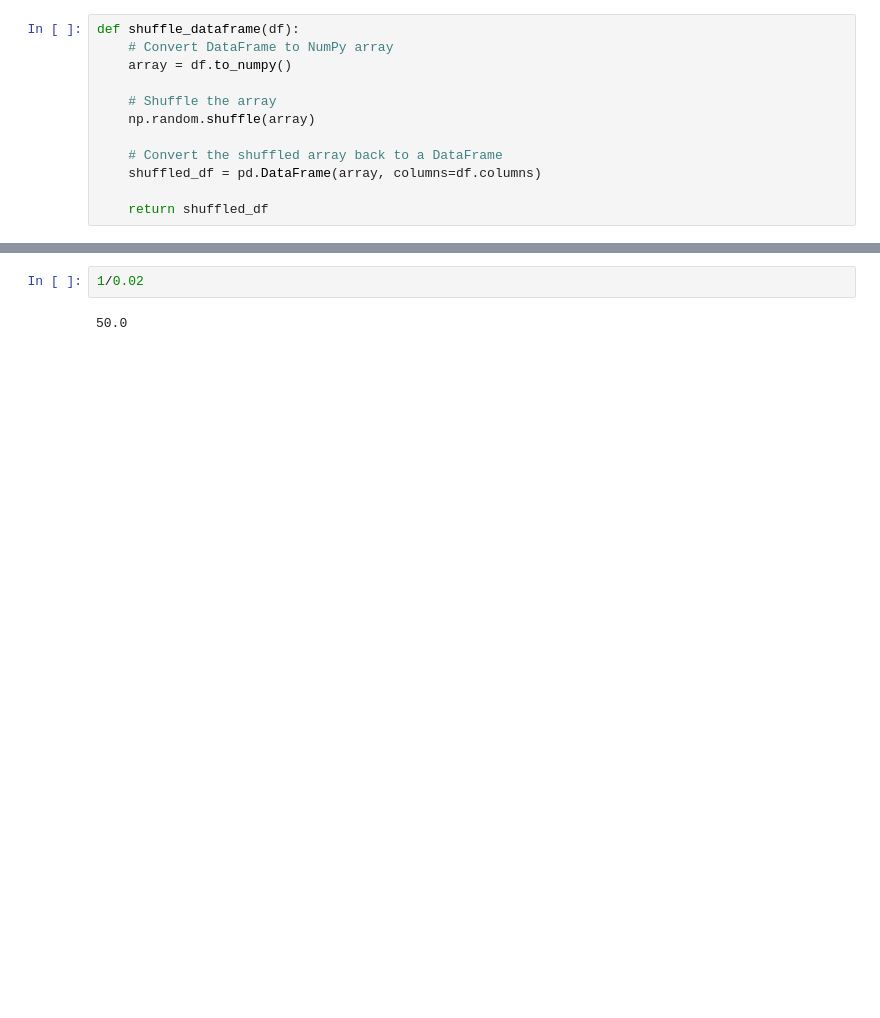
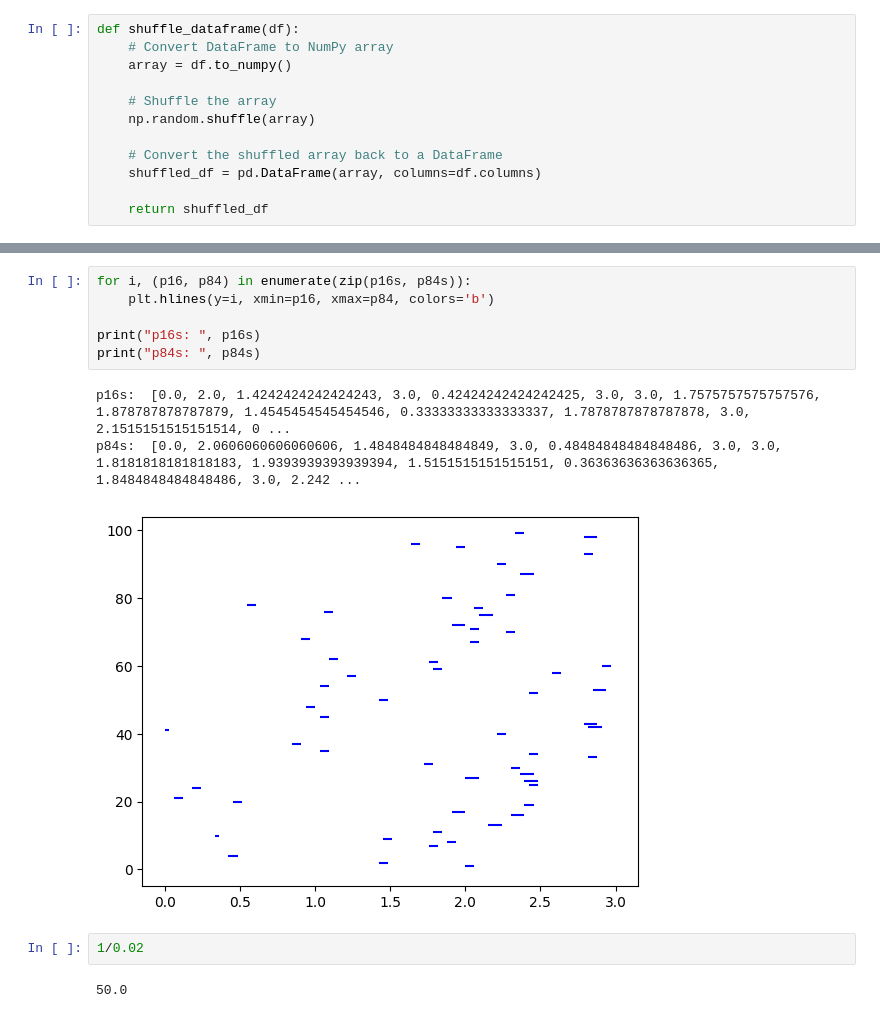
Before and after one commit to ihsaan-ullah/fair-universe, a Jupyter notebook: Competition_Bundles/HEP/sample_code_submission/test_nll.ipynb, the cells around one changed output, grey strips where cells are left out. Drawn from its saved outputs; the diff is of its cells as text; blank space fills up the shorter version.

```diff
--- a/Competition_Bundles/HEP/sample_code_submission/test_nll.ipynb
+++ b/Competition_Bundles/HEP/sample_code_submission/test_nll.ipynb
@@ -417,3 +421,13 @@ Poisson probability of 0.02:  0.019603973466135106
+# %%
+for i, (p16, p84) in enumerate(zip(p16s, p84s)):
+    plt.hlines(y=i, xmin=p16, xmax=p84, colors='b')
+
+print("p16s: ", p16s)
+print("p84s: ", p84s)
+# %% [output]
+p16s:  [0.0, 2.0, 1.4242424242424243, 3.0, 0.42424242424242425, 3.0, 3.0, 1.7575757575757576, 1.878787878787879, 1.4545454545454546, 0.33333333333333337, 1.7878787878787878, 3.0, 2.1515151515151514, 0 ...
+p84s:  [0.0, 2.0606060606060606, 1.4848484848484849, 3.0, 0.48484848484848486, 3.0, 3.0, 1.8181818181818183, 1.9393939393939394, 1.5151515151515151, 0.36363636363636365, 1.8484848484848486, 3.0, 2.242 ...
+[figure, added]
 # %%
 1/0.02
 # %% [output]
```
Also changed, not shown: parts of 7 cells of this notebook, 1 other file.
